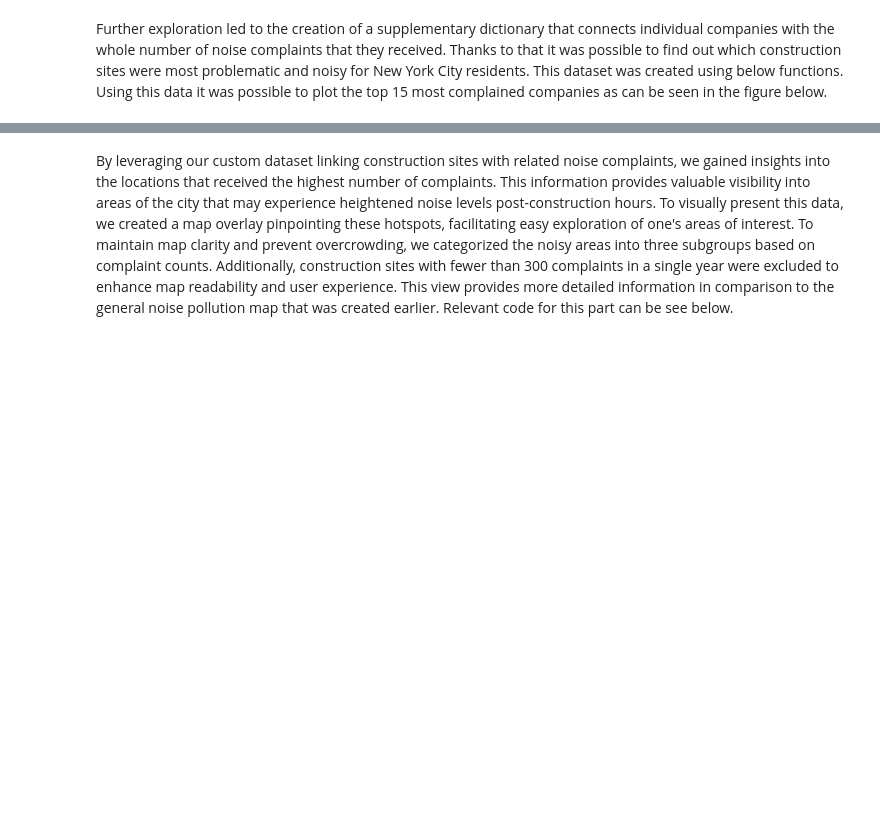
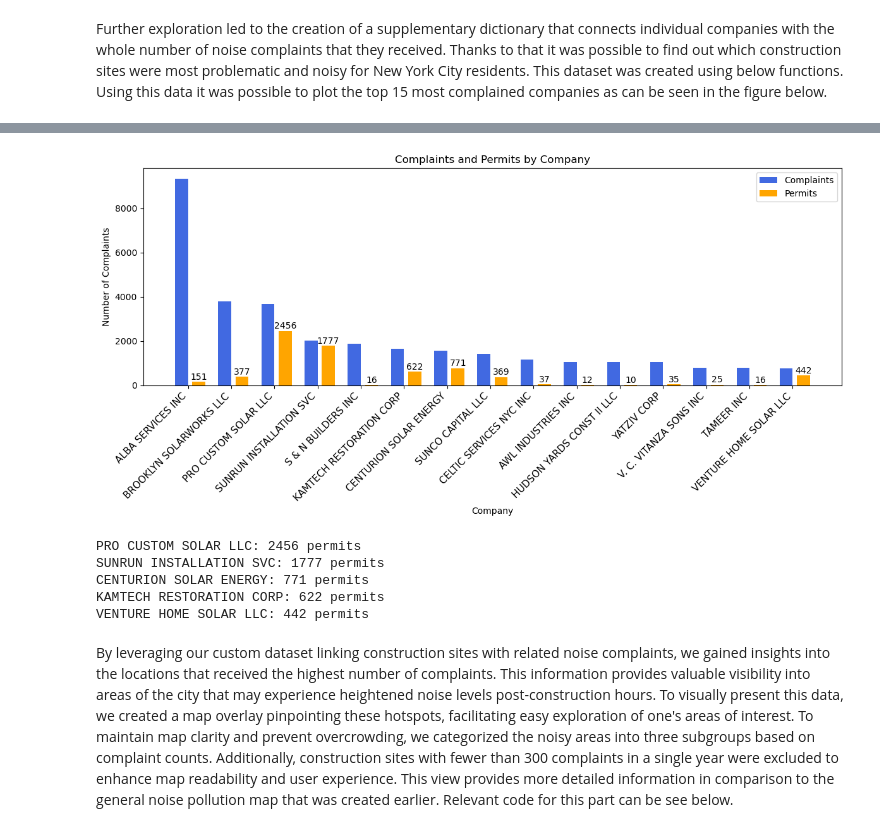
Before and after one commit to michallehwark/socialdata, a Jupyter notebook: project/NewDictData.ipynb, the cells around one changed output, grey strips where cells are left out. Drawn from its saved outputs; the diff is of its cells as text; code cells hidden in the pictures; blank space fills up the shorter version.

```diff
--- a/project/NewDictData.ipynb
+++ b/project/NewDictData.ipynb
@@ -41,7 +41,7 @@ permit_data['Issuance Date'] = pd.to_datetime(permit_data['Issuance Date'], form
 permit_data['Job Start Date'] = pd.to_datetime(permit_data['Job Start Date'], format="%m/%d/%Y")
 permit_data['Owner\'s Business Name'] = permit_data['Owner\'s Business Name'].replace('NYCSCA', 'NYC SCA')
 permit_data = permit_data.dropna(subset=['LATITUDE', 'LONGITUDE'], inplace=False)
-permit_data = permit_data.dropna(subset=["Owner's Business Name"])
+# permit_data = permit_data.dropna(subset=["Owner's Business Name"])
 # %%
 # Total size of DOB permit data
 print(f"Number of rows: {permit_data.shape[0]}")
@@ -175,3 +165,69 @@ plot_top_companies(business_dict, top_n=15, y_steps=1000)
+# %%
+def plot_complaints_and_permits(business_dict, permit_data, top_n=10):
+    # Get the top n companies based on the number of complaints
+    top_companies = sorted(business_dict, key=lambda k: len(business_dict[k]), reverse=True)[:top_n]
+
+    # Initialize lists to store complaints and permits data for each company
+    complaints_counts = []
+    permits_counts = []
+
+    # Get the number of complaints and permits for each top company
+    for company in top_companies:
+        # Number of complaints
+        complaints_counts.append(len(business_dict[company]))
+
+        # Number of permits
+        permits_counts.append(len(permit_data[permit_data["Permittee's Business Name"] == company]))
+
+    # Set the width of the bars
+    bar_width = 0.3
+
+    # Set the positions for the bars
+    index = np.arange(len(top_companies))
+    plt.figure(figsize=(12, 6))
+
+    # Plot the bars for complaints
+    plt.bar(index, complaints_counts, bar_width, label='Complaints', color='royalblue')
+
+    # Plot the bars for permits
+    plt.bar(index + bar_width + 0.1, permits_counts, bar_width, label='Permits', color='orange')
+
+    # Add labels, title, and legend
+    plt.xlabel('Company')
+    plt.ylabel('Number of Complaints')
+    plt.title('Complaints and Permits by Company')
+    plt.xticks(index + bar_width / 2, top_companies, rotation=45, ha='right', fontsize=11)
+    plt.legend()
+
+    # Display the number of permits above each bar
+    for i in range(len(top_companies)):
+        plt.text(i + bar_width + 0.1, permits_counts[i] + 5, str(permits_counts[i]), ha='center', va='bottom')
+
+    plt.tight_layout()
+    plt.savefig('top_baddest_companies.png', bbox_inches='tight')  # Save the plot without creating a new figure
+    plt.show()
+
+# Example usage with top 5 companies
+plot_complaints_and_permits(business_dict, permit_data, top_n=15)
+# %% [output]
+[figure, added]
+# %%
+def count_permits_by_company(permit_data, top_n=10):
+    # Group permit data by Permittee's Business Name and count the number of permits for each company
+    permit_counts = permit_data["Permittee's Business Name"].value_counts().sort_values(ascending=False)
+
+    # Print the number of permits issued to each company for the top n companies
+    for company, count in permit_counts.head(top_n).items():
+        print(f"{company}: {count} permits")
+
+# Example usage with top 5 companies
+count_permits_by_company(permit_data, top_n=5)
+# %% [output]
+PRO CUSTOM SOLAR LLC: 2456 permits
+SUNRUN INSTALLATION SVC: 1777 permits
+CENTURION SOLAR ENERGY: 771 permits
+KAMTECH RESTORATION CORP: 622 permits
+VENTURE HOME SOLAR LLC: 442 permits
 # %% [markdown]
 By leveraging our custom dataset linking construction sites with related noise complaints, we gained insights into the locations that received the highest number of complaints. This information provides valuable visibility into areas of the city that may experience heightened noise levels post-construction hours. To visually present this data, we created a map overlay pinpointing these hotspots, facilitating easy exploration of one's areas of interest. To maintain map clarity and prevent overcrowding, we categorized the noisy areas into three subgroups based on complaint counts. Additionally, construction sites with fewer than 300 complaints in a single year were excluded to enhance map readability and user experience. This view provides more detailed information in comparison to the general noise pollution map that was created earlier. Relevant code for this part can be see below.
 # %%
```
Also changed, not shown: parts of 7 cells of this notebook.
